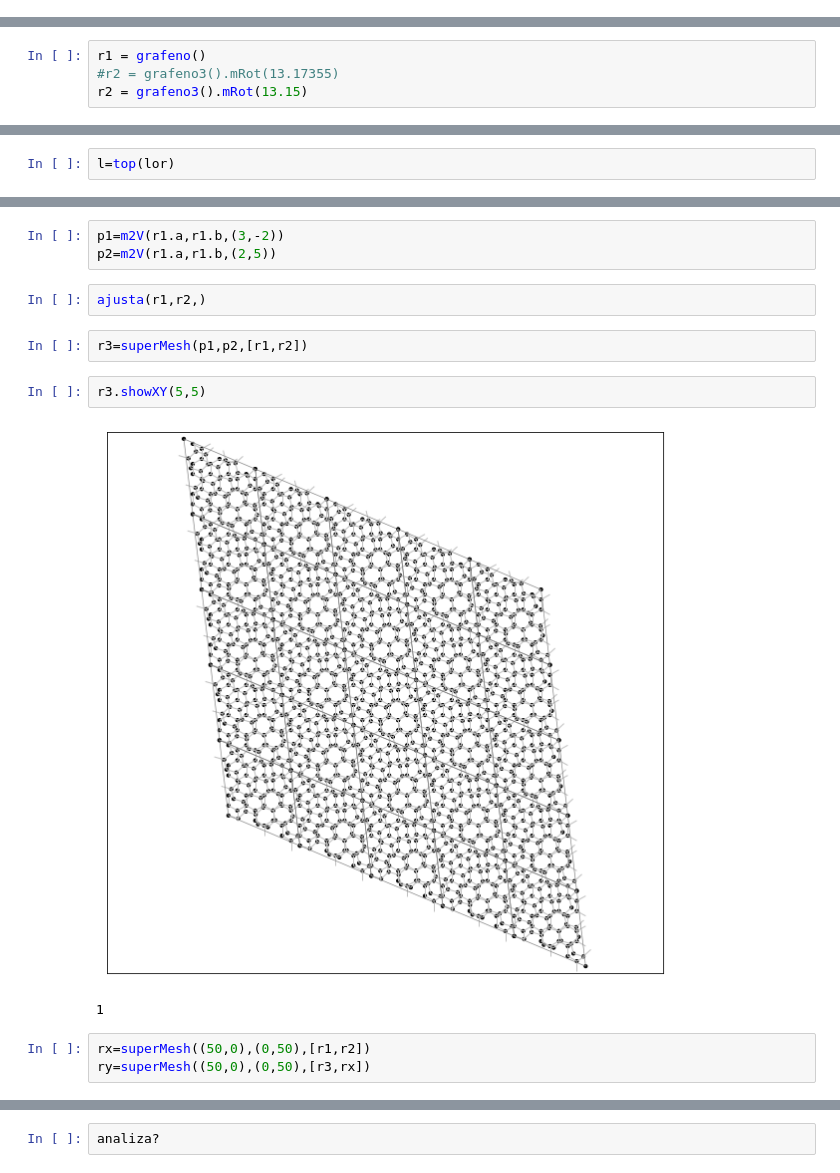
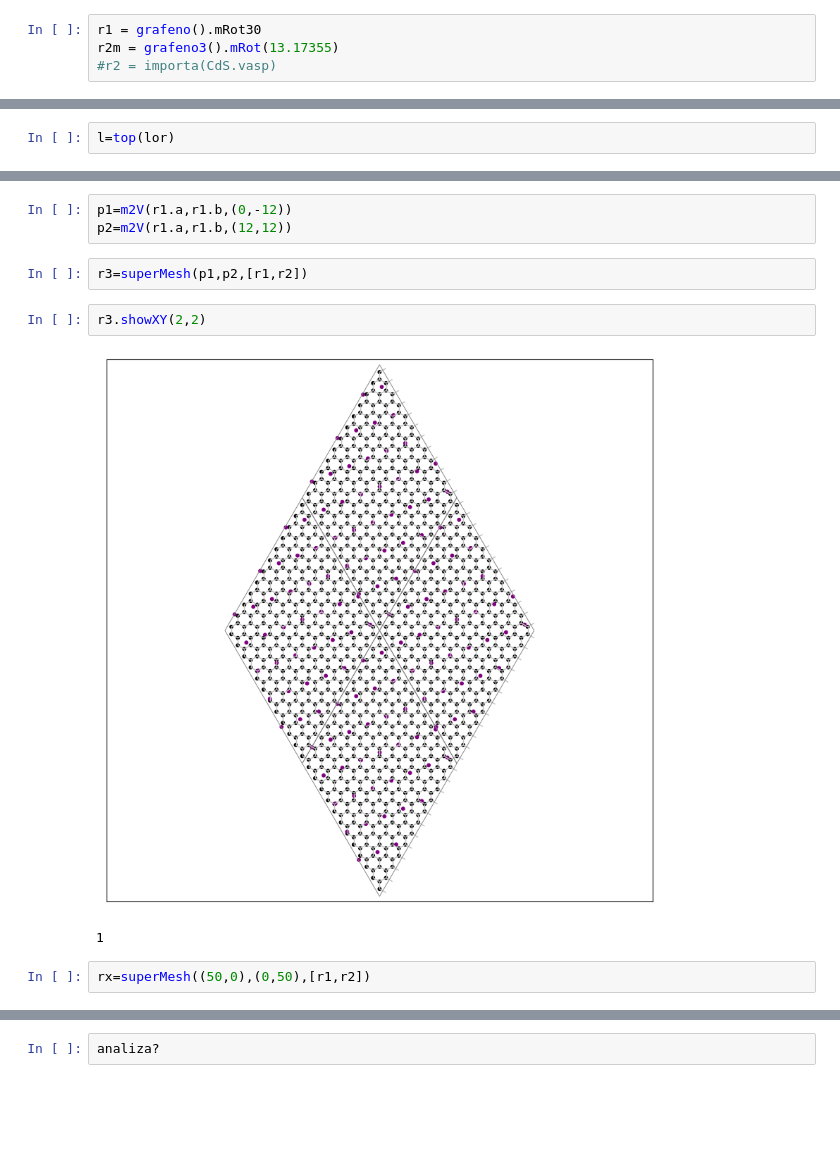
Before and after one commit to OssielAg/SS, a Jupyter notebook: SuperCell/resultados.ipynb, the cells around one changed output, grey strips where cells are left out. Cells and saved outputs as stored; diff of their text form; blank space fills up the shorter version.

```diff
--- a/SuperCell/resultados.ipynb
+++ b/SuperCell/resultados.ipynb
@@ -1,2 +1,6 @@
 # %%
 from src.Funciones import *
+# %%
+r1 = grafeno().mRot30
+r2m = grafeno3().mRot(13.17355)
+#r2 = importa(CdS.vasp)
@@ -81,5 +72 @@ Los ángulos con los errores mínimos son:
-# %%
-r1 = grafeno()
-#r2 = grafeno3().mRot(13.17355)
-r2 = grafeno3().mRot(13.15)
 # %%
@@ -103,18 +90,15 @@ Mejores candidatos para Super-Red:'R1=Grafeno',R2='Grafeno(s3)(rot 13.17355°)'
 1
 # %%
-p1=m2V(r1.a,r1.b,(3,-2))
-p2=m2V(r1.a,r1.b,(2,5))
+p1=m2V(r1.a,r1.b,(0,-12))
+p2=m2V(r1.a,r1.b,(12,12))
-# %%
-ajusta(r1,r2,)
 # %%
 r3=superMesh(p1,p2,[r1,r2])
 # %%
-r3.showXY(5,5)
+r3.showXY(2,2)
 # %% [output]
-[figure, old version]
+[figure, new version]
 1
 # %%
 rx=superMesh((50,0),(0,50),[r1,r2])
-ry=superMesh((50,0),(0,50),[r3,rx])
 # %%
 rx.showme()
```
Also changed, not shown: parts of 26 cells of this notebook, 5 other files.
